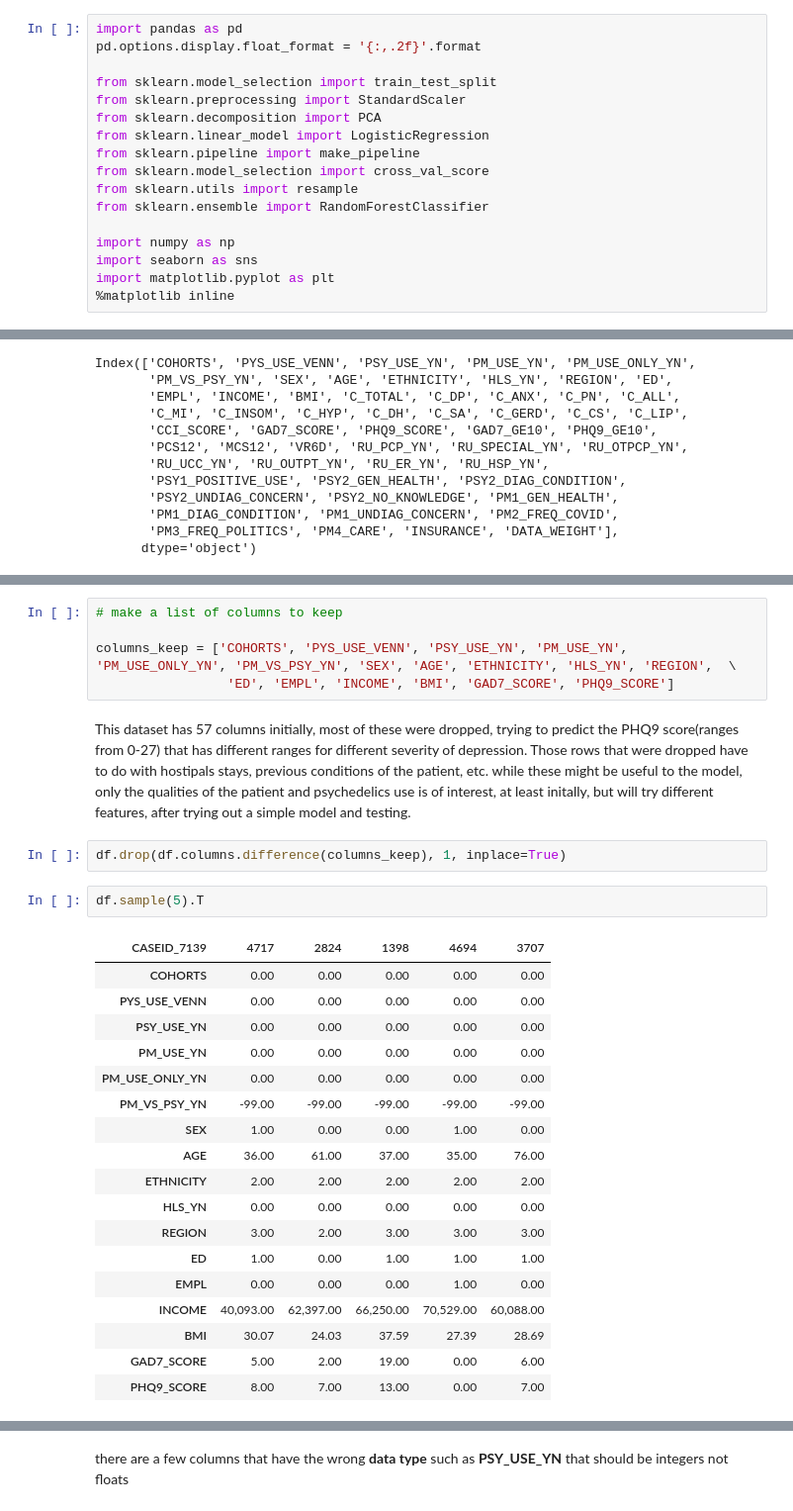
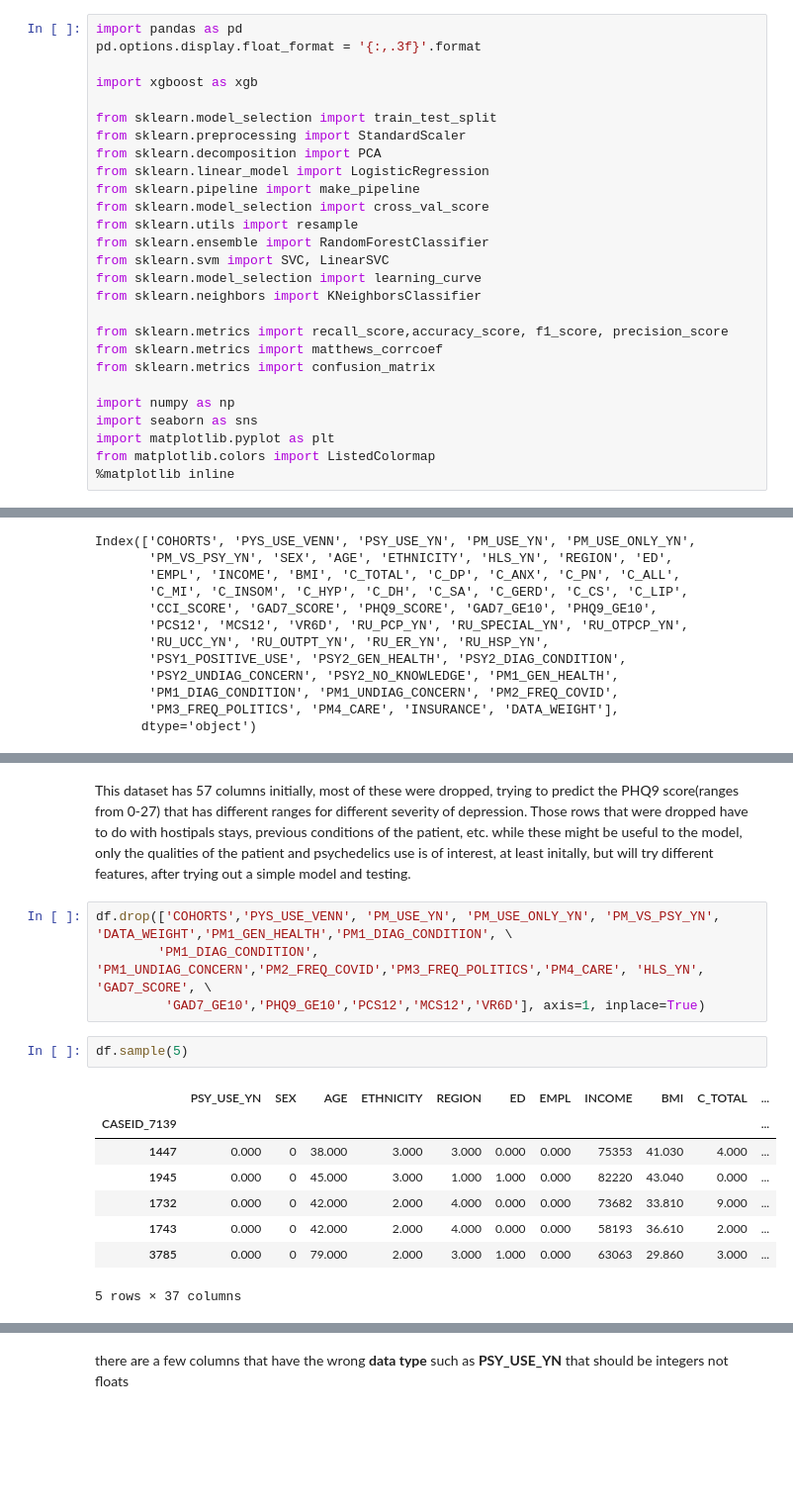
Before and after one commit to freedom-780/Psychedelic-Depression-Nexus-Predictive-Analysis-of-Patient-Outcomes, a Jupyter notebook: Psychedelic_mushrooms.ipynb, the cells around one changed output, grey strips where cells are left out. Shown at 99% size. Cells and saved outputs as stored; diff of their text form; blank space fills up the shorter version.

```diff
--- a/Psychedelic_mushrooms.ipynb
+++ b/Psychedelic_mushrooms.ipynb
@@ -2,7 +2,9 @@
 <a href="https://colab.research.google.com/github/freedom-780/Psychedelic-mushrooms/blob/main/Psychedelic_mushrooms.ipynb" target="_parent"><img src="https://colab.research.google.com/assets/colab-badge.svg" alt="Open In Colab"/></a>
 # %%
 import pandas as pd
-pd.options.display.float_format = '{:,.2f}'.format
+pd.options.display.float_format = '{:,.3f}'.format
+
+import xgboost as xgb
 
 from sklearn.model_selection import train_test_split
 from sklearn.preprocessing import StandardScaler
@@ -12,8 +14,16 @@ from sklearn.pipeline import make_pipeline
 from sklearn.model_selection import cross_val_score
 from sklearn.utils import resample
 from sklearn.ensemble import RandomForestClassifier
+from sklearn.svm import SVC, LinearSVC
+from sklearn.model_selection import learning_curve
+from sklearn.neighbors import KNeighborsClassifier
+
+from sklearn.metrics import recall_score,accuracy_score, f1_score, precision_score
+from sklearn.metrics import matthews_corrcoef
+from sklearn.metrics import confusion_matrix
 
 import numpy as np
 import seaborn as sns
 import matplotlib.pyplot as plt
+from matplotlib.colors import ListedColormap
 %matplotlib inline
@@ -64,30 +107,17 @@ df.head().T
-# %%
-# make a list of columns to keep
-
-columns_keep = ['COHORTS', 'PYS_USE_VENN', 'PSY_USE_YN', 'PM_USE_YN', 'PM_USE_ONLY_YN', 'PM_VS_PSY_YN', 'SEX', 'AGE', 'ETHNICITY', 'HLS_YN', 'REGION',  \
-                 'ED', 'EMPL', 'INCOME', 'BMI', 'GAD7_SCORE', 'PHQ9_SCORE']
 # %% [markdown]
 This dataset has 57 columns initially, most of these were dropped, trying to predict the PHQ9 score(ranges from 0-27) that has different ranges for different severity of depression. Those rows that were dropped have to do with hostipals stays, previous conditions of the patient, etc. while these might be useful to the model, only the qualities of the patient and psychedelics use is of interest, at least initally, but will try different features, after trying out a simple model and testing.
-# %%
-df.drop(df.columns.difference(columns_keep), 1, inplace=True)
+# %%
+df.drop(['COHORTS','PYS_USE_VENN', 'PM_USE_YN', 'PM_USE_ONLY_YN', 'PM_VS_PSY_YN', 'DATA_WEIGHT','PM1_GEN_HEALTH','PM1_DIAG_CONDITION', \
+        'PM1_DIAG_CONDITION', 'PM1_UNDIAG_CONCERN','PM2_FREQ_COVID','PM3_FREQ_POLITICS','PM4_CARE', 'HLS_YN', 'GAD7_SCORE', \
+         'GAD7_GE10','PHQ9_GE10','PCS12','MCS12','VR6D'], axis=1, inplace=True)
 # %%
-df.sample(5).T
+df.sample(5)
 # %% [output]
-| CASEID_7139 | 4717 | 2824 | 1398 | 4694 | 3707 |
-| COHORTS | 0.00 | 0.00 | 0.00 | 0.00 | 0.00 |
-| PYS_USE_VENN | 0.00 | 0.00 | 0.00 | 0.00 | 0.00 |
-| PSY_USE_YN | 0.00 | 0.00 | 0.00 | 0.00 | 0.00 |
-| PM_USE_YN | 0.00 | 0.00 | 0.00 | 0.00 | 0.00 |
-| PM_USE_ONLY_YN | 0.00 | 0.00 | 0.00 | 0.00 | 0.00 |
-| PM_VS_PSY_YN | -99.00 | -99.00 | -99.00 | -99.00 | -99.00 |
-| SEX | 1.00 | 0.00 | 0.00 | 1.00 | 0.00 |
-| AGE | 36.00 | 61.00 | 37.00 | 35.00 | 76.00 |
-| ETHNICITY | 2.00 | 2.00 | 2.00 | 2.00 | 2.00 |
-| HLS_YN | 0.00 | 0.00 | 0.00 | 0.00 | 0.00 |
-| REGION | 3.00 | 2.00 | 3.00 | 3.00 | 3.00 |
-| ED | 1.00 | 0.00 | 1.00 | 1.00 | 1.00 |
-| EMPL | 0.00 | 0.00 | 0.00 | 1.00 | 0.00 |
-| INCOME | 40,093.00 | 62,397.00 | 66,250.00 | 70,529.00 | 60,088.00 |
-| BMI | 30.07 | 24.03 | 37.59 | 27.39 | 28.69 |
-| GAD7_SCORE | 5.00 | 2.00 | 19.00 | 0.00 | 6.00 |
-| PHQ9_SCORE | 8.00 | 7.00 | 13.00 | 0.00 | 7.00 |
+|  | PSY_USE_YN | SEX | AGE | ETHNICITY | REGION | ED | EMPL | INCOME | BMI | C_TOTAL | ... |
+| CASEID_7139 |  |  |  |  |  |  |  |  |  |  | ... |
+| 1447 | 0.000 | 0 | 38.000 | 3.000 | 3.000 | 0.000 | 0.000 | 75353 | 41.030 | 4.000 | ... |
+| 1945 | 0.000 | 0 | 45.000 | 3.000 | 1.000 | 1.000 | 0.000 | 82220 | 43.040 | 0.000 | ... |
+| 1732 | 0.000 | 0 | 42.000 | 2.000 | 4.000 | 0.000 | 0.000 | 73682 | 33.810 | 9.000 | ... |
+| 1743 | 0.000 | 0 | 42.000 | 2.000 | 4.000 | 0.000 | 0.000 | 58193 | 36.610 | 2.000 | ... |
+| 3785 | 0.000 | 0 | 79.000 | 2.000 | 3.000 | 1.000 | 0.000 | 63063 | 29.860 | 3.000 | ... |
+5 rows × 37 columns
```
Also changed, not shown: parts of 62 cells of this notebook.
